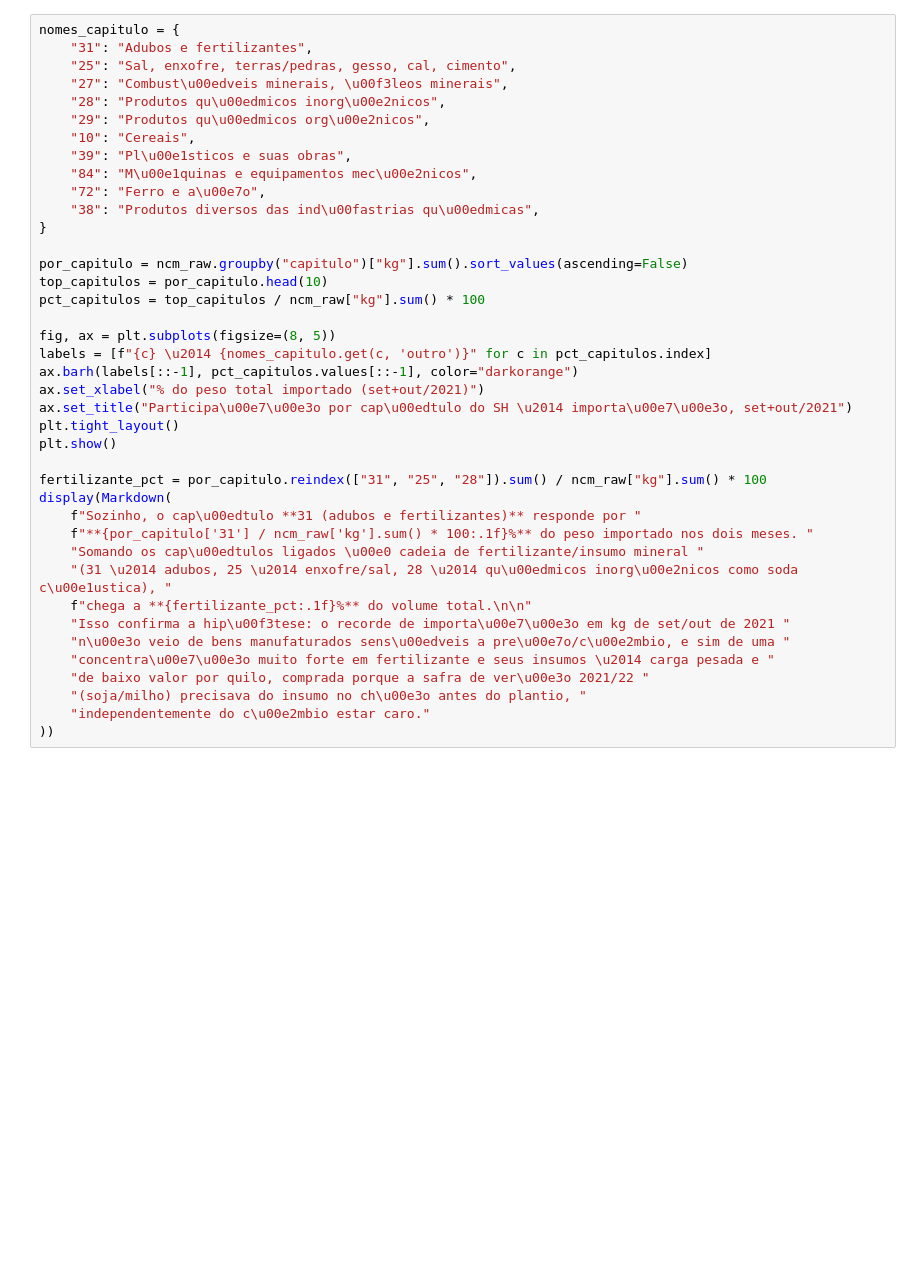
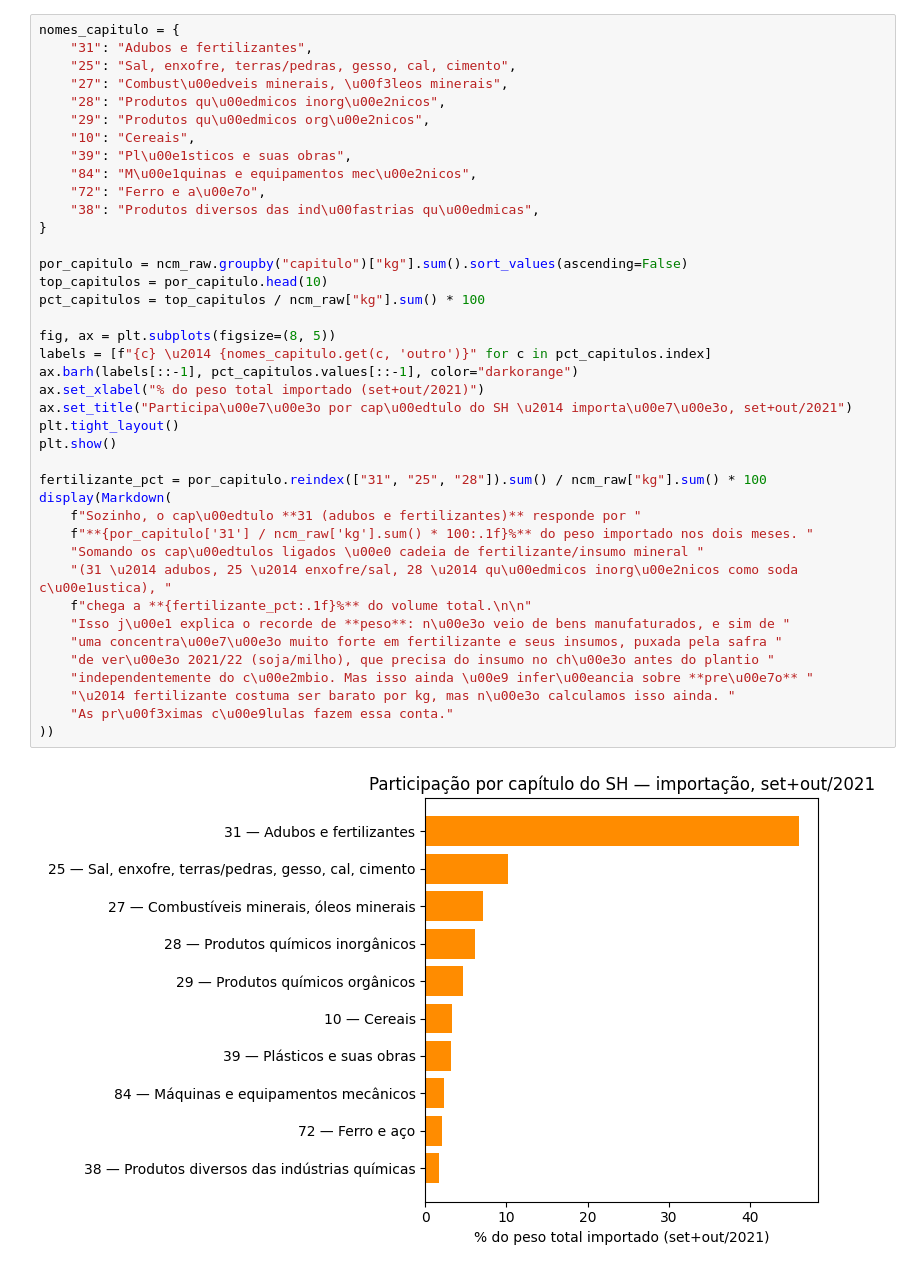
Before and after one commit to vicleme/port-of-santos-credit-fx, a Jupyter notebook: notebooks/02_outlier_importacao_2021.ipynb, the cells around one changed output. Drawn from its saved outputs; the diff is of its cells as text; blank space fills up the shorter version.

```diff
--- a/notebooks/02_outlier_importacao_2021.ipynb
+++ b/notebooks/02_outlier_importacao_2021.ipynb
@@ -90,36 +114,38 @@ nomes_capitulo = {
     "27": "Combust\u00edveis minerais, \u00f3leos minerais",
     "28": "Produtos qu\u00edmicos inorg\u00e2nicos",
     "29": "Produtos qu\u00edmicos org\u00e2nicos",
     "10": "Cereais",
     "39": "Pl\u00e1sticos e suas obras",
     "84": "M\u00e1quinas e equipamentos mec\u00e2nicos",
     "72": "Ferro e a\u00e7o",
     "38": "Produtos diversos das ind\u00fastrias qu\u00edmicas",
 }
 
 por_capitulo = ncm_raw.groupby("capitulo")["kg"].sum().sort_values(ascending=False)
 top_capitulos = por_capitulo.head(10)
 pct_capitulos = top_capitulos / ncm_raw["kg"].sum() * 100
 
 fig, ax = plt.subplots(figsize=(8, 5))
 labels = [f"{c} \u2014 {nomes_capitulo.get(c, 'outro')}" for c in pct_capitulos.index]
 ax.barh(labels[::-1], pct_capitulos.values[::-1], color="darkorange")
 ax.set_xlabel("% do peso total importado (set+out/2021)")
 ax.set_title("Participa\u00e7\u00e3o por cap\u00edtulo do SH \u2014 importa\u00e7\u00e3o, set+out/2021")
 plt.tight_layout()
 plt.show()
 
 fertilizante_pct = por_capitulo.reindex(["31", "25", "28"]).sum() / ncm_raw["kg"].sum() * 100
 display(Markdown(
     f"Sozinho, o cap\u00edtulo **31 (adubos e fertilizantes)** responde por "
     f"**{por_capitulo['31'] / ncm_raw['kg'].sum() * 100:.1f}%** do peso importado nos dois meses. "
     "Somando os cap\u00edtulos ligados \u00e0 cadeia de fertilizante/insumo mineral "
     "(31 \u2014 adubos, 25 \u2014 enxofre/sal, 28 \u2014 qu\u00edmicos inorg\u00e2nicos como soda c\u00e1ustica), "
     f"chega a **{fertilizante_pct:.1f}%** do volume total.\n\n"
-    "Isso confirma a hip\u00f3tese: o recorde de importa\u00e7\u00e3o em kg de set/out de 2021 "
-    "n\u00e3o veio de bens manufaturados sens\u00edveis a pre\u00e7o/c\u00e2mbio, e sim de uma "
-    "concentra\u00e7\u00e3o muito forte em fertilizante e seus insumos \u2014 carga pesada e "
-    "de baixo valor por quilo, comprada porque a safra de ver\u00e3o 2021/22 "
-    "(soja/milho) precisava do insumo no ch\u00e3o antes do plantio, "
-    "independentemente do c\u00e2mbio estar caro."
+    "Isso j\u00e1 explica o recorde de **peso**: n\u00e3o veio de bens manufaturados, e sim de "
+    "uma concentra\u00e7\u00e3o muito forte em fertilizante e seus insumos, puxada pela safra "
+    "de ver\u00e3o 2021/22 (soja/milho), que precisa do insumo no ch\u00e3o antes do plantio "
+    "independentemente do c\u00e2mbio. Mas isso ainda \u00e9 infer\u00eancia sobre **pre\u00e7o** "
+    "\u2014 fertilizante costuma ser barato por kg, mas n\u00e3o calculamos isso ainda. "
+    "As pr\u00f3ximas c\u00e9lulas fazem essa conta."
 ))
+# %% [output]
+[figure, added]
```
Also changed, not shown: parts of 7 cells of this notebook, 1 other file.
